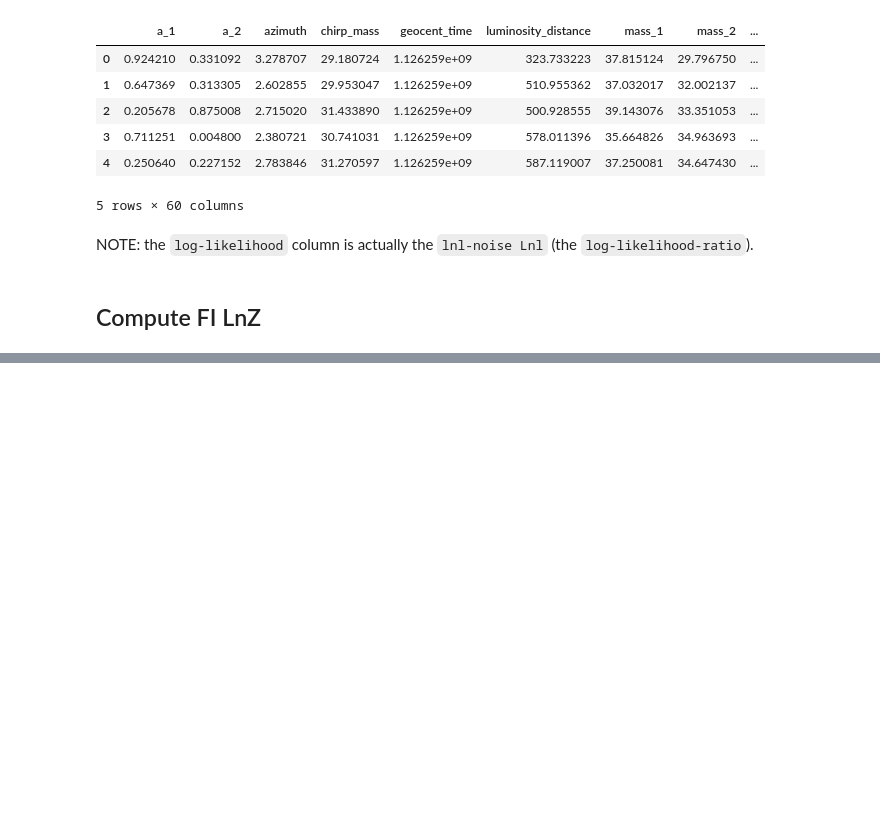
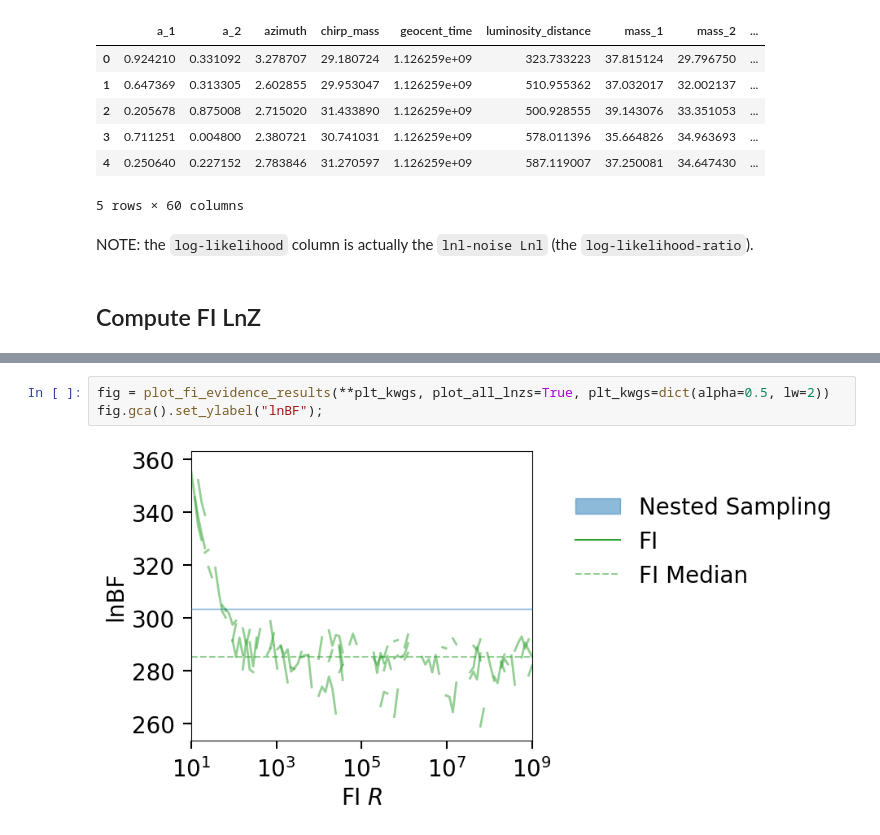
Before and after one commit to avivajpeyi/funnel, a Jupyter notebook: docs/examples/lvk.ipynb, the cells around one changed output, grey strips where cells are left out. Cells and saved outputs as stored; diff of their text form; blank space fills up the shorter version.

```diff
--- a/docs/examples/lvk.ipynb
+++ b/docs/examples/lvk.ipynb
@@ -96,0 +122,5 @@ fig.gca().set_ylabel("lnBF");
+# %%
+fig = plot_fi_evidence_results(**plt_kwgs, plot_all_lnzs=True, plt_kwgs=dict(alpha=0.5, lw=2))
+fig.gca().set_ylabel("lnBF");
+# %% [output]
+[figure, added]
```
Also changed, not shown: parts of 9 cells of this notebook, 19 other files.
